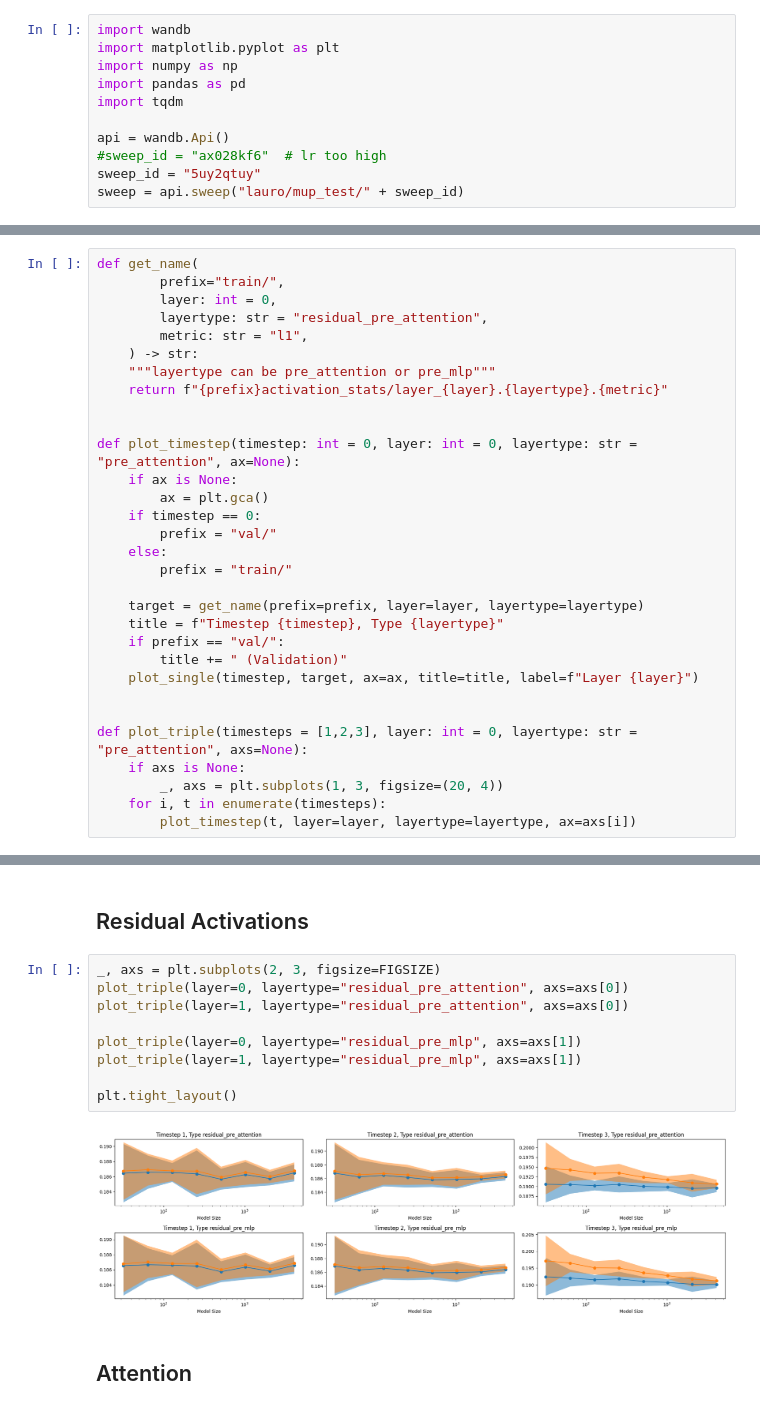
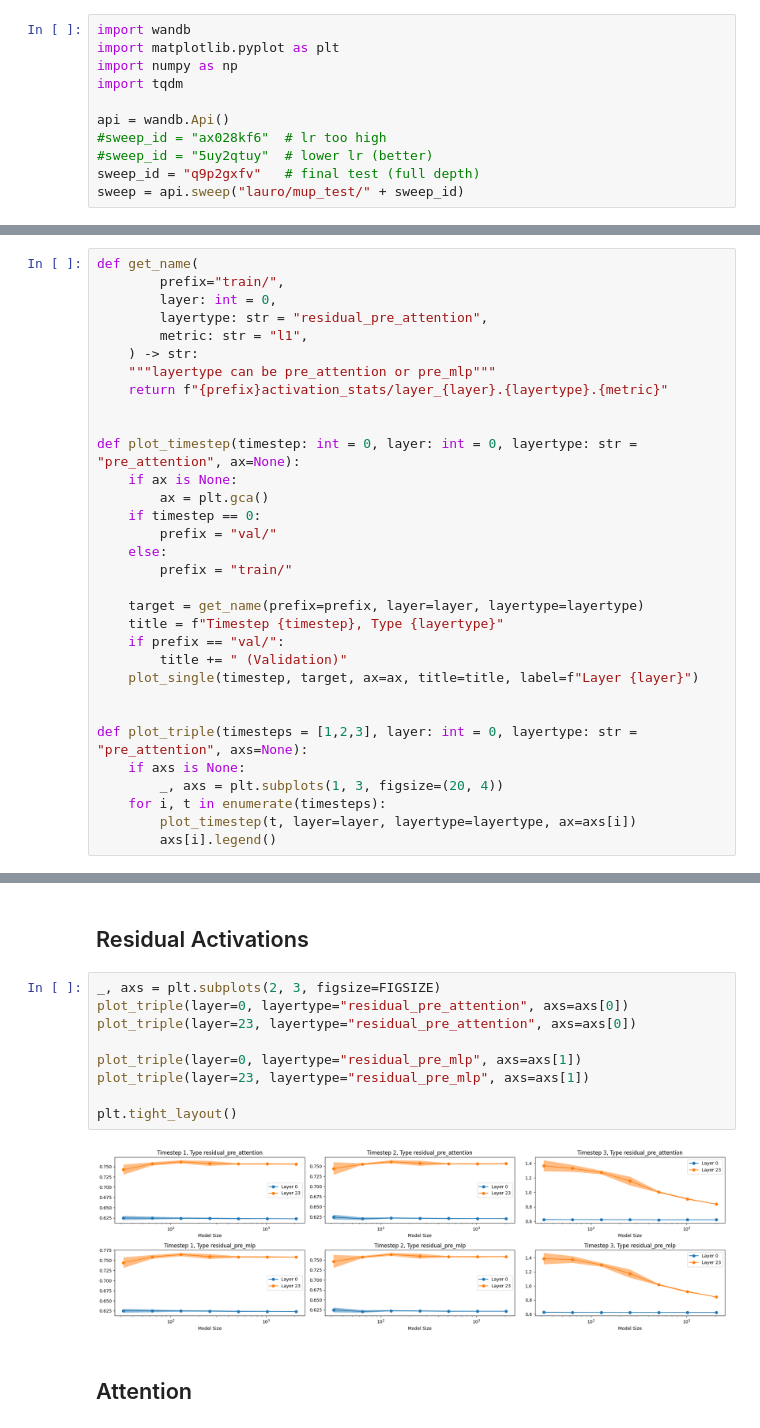
Before and after one commit to langosco/meta-transformer, a Jupyter notebook: notebooks/load-wandb-data.ipynb, the cells around one changed output, grey strips where cells are left out. Cells and saved outputs as stored; diff of their text form.

Commit message:
Final muP test: confirm activation scale is stable across widths

```diff
--- a/notebooks/load-wandb-data.ipynb
+++ b/notebooks/load-wandb-data.ipynb
@@ -2,12 +2,12 @@
 import wandb
 import matplotlib.pyplot as plt
 import numpy as np
-import pandas as pd
 import tqdm
 
 api = wandb.Api()
 #sweep_id = "ax028kf6"  # lr too high
-sweep_id = "5uy2qtuy"
+#sweep_id = "5uy2qtuy"  # lower lr (better)
+sweep_id = "q9p2gxfv"   # final test (full depth)
 sweep = api.sweep("lauro/mup_test/" + sweep_id)
 # %%
 # for run in sweep.runs:
@@ -117,6 +117,7 @@ def plot_triple(timesteps = [1,2,3], layer: int = 0, layertype: str = "pre_atten
         _, axs = plt.subplots(1, 3, figsize=(20, 4))
     for i, t in enumerate(timesteps):
         plot_timestep(t, layer=layer, layertype=layertype, ax=axs[i])
+        axs[i].legend()
 # %%
 # print columns
 cols = [col for col in wandb_data[0][1].columns if "train/" in col and "l1" in col and "layer_0" in col]
@@ -140,14 +141,14 @@ FIGSIZE = (20, 6)
 # %%
 _, axs = plt.subplots(2, 3, figsize=FIGSIZE)
 plot_triple(layer=0, layertype="residual_pre_attention", axs=axs[0])
-plot_triple(layer=1, layertype="residual_pre_attention", axs=axs[0])
+plot_triple(layer=23, layertype="residual_pre_attention", axs=axs[0])
 
 plot_triple(layer=0, layertype="residual_pre_mlp", axs=axs[1])
-plot_triple(layer=1, layertype="residual_pre_mlp", axs=axs[1])
+plot_triple(layer=23, layertype="residual_pre_mlp", axs=axs[1])
 
 plt.tight_layout()
 # %% [output]
-[figure, old version]
+[figure, new version]
 # %% [markdown]
 ## Attention
 # %%
```
Also changed, not shown: parts of 4 cells of this notebook.
